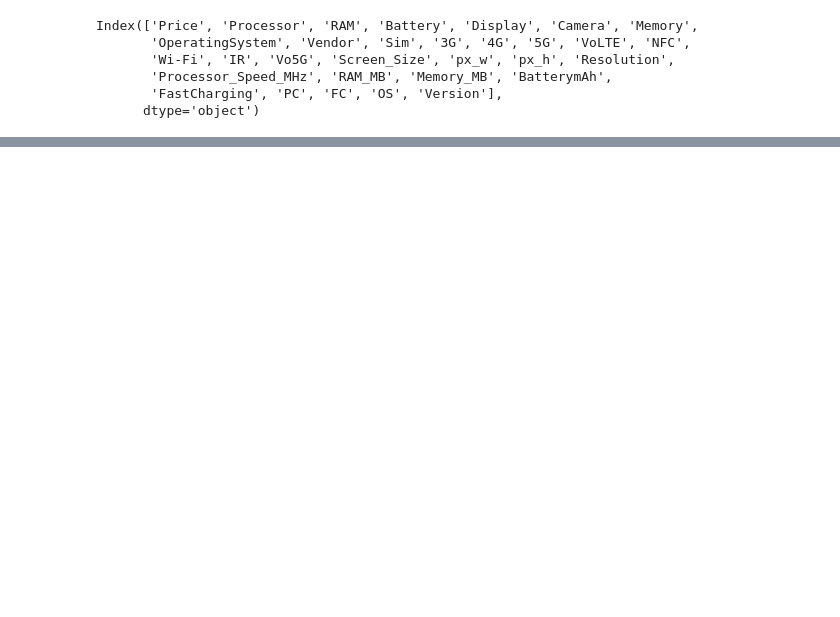
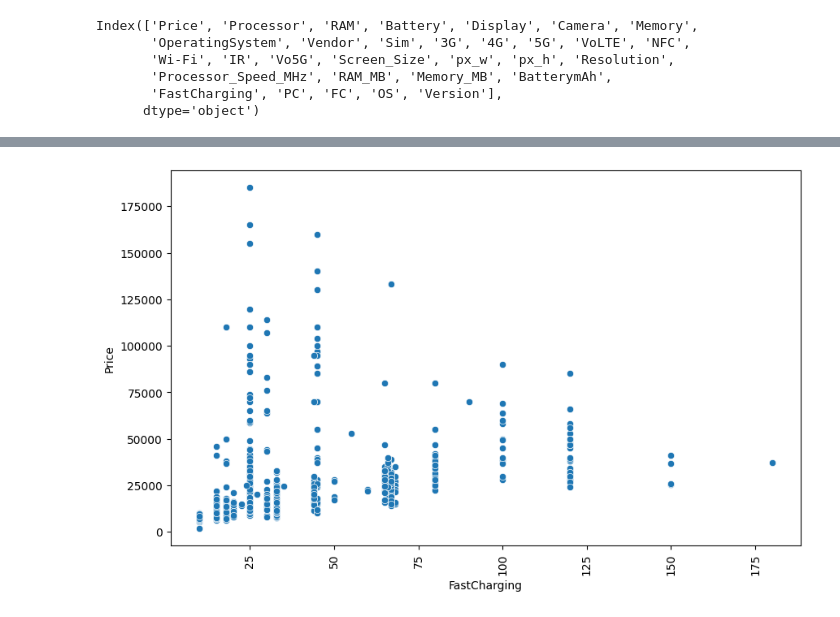
Before and after one commit to MhdQddo/Smart-Phone-Classification, a Jupyter notebook: smartphone-price.ipynb, the cells around one changed output, grey strips where cells are left out. Saved outputs shown, nothing was run; the diff lists cells and outputs as text; code cells hidden in the pictures; blank space fills up the shorter version.

```diff
--- a/smartphone-price.ipynb
+++ b/smartphone-price.ipynb
@@ -689,0 +738,10 @@ df.select_dtypes(include=['category', 'object']).sample(5)
+# %%
+plt.figure(figsize=(10, 6))
+sns.scatterplot(data=df, x='FastCharging', y='Price')
+# Rotate the x-axis labels by 90 degrees
+plt.xticks(rotation=90)
+
+# Show the plot
+plt.show()
+# %% [output]
+[figure, added]
```
Also changed, not shown: parts of 91 cells of this notebook, 3 other files.
